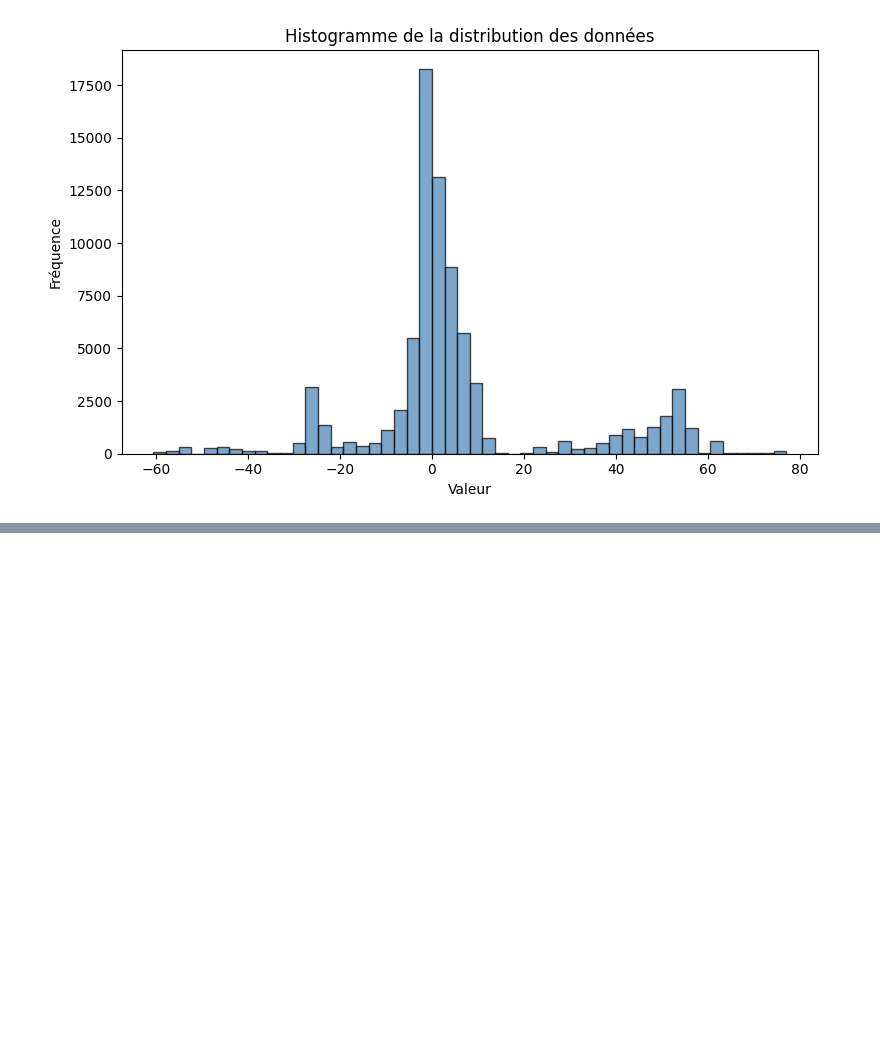
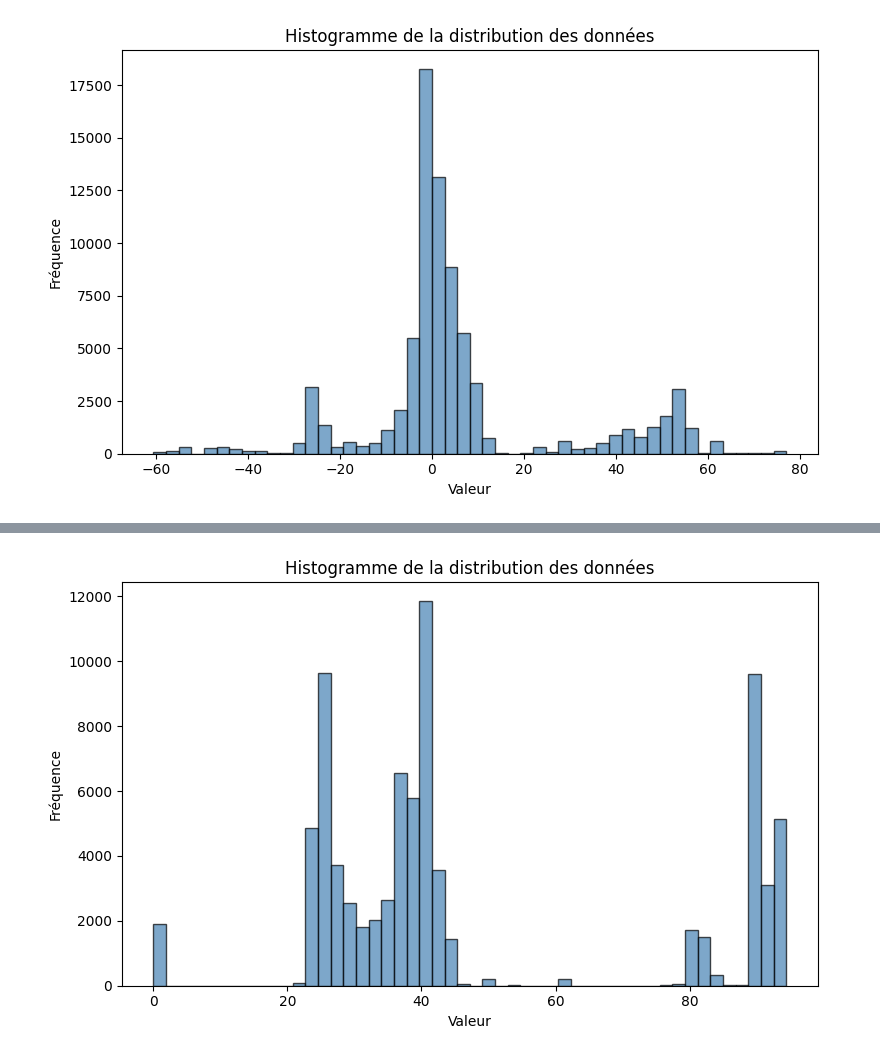
Before and after one commit to VincentMalara/estim_surcons, a Jupyter notebook: notebooks/Modelisation_V2.ipynb, the cells around one changed output, grey strips where cells are left out. Cells and saved outputs as stored; diff of their text form; code cells hidden in the pictures; blank space fills up the shorter version.

```diff
--- a/notebooks/Modelisation_V2.ipynb
+++ b/notebooks/Modelisation_V2.ipynb
@@ -250,0 +369,6 @@ plt.show()
+# %%
+X_test_0 = X_test.copy()
+# %%
+X_test_0['CHALUT'] = 0
+X_test_0['ETAT_MER'] = X_test['ETAT_MER'].min()
+X_test_0
@@ -250,0 +389,23 @@ plt.show()
+# %%
+y_pred_at_0_load = model_pipeline.predict(X_test_0)
+y_pred_with_load = model_pipeline.predict(X_test)
+# %%
+delta_conso = y_pred_with_load-y_pred_at_0_load
+# %%
+# Création de l'histogramme
+plt.figure(figsize=(8, 5))           # taille de la figure (optionnel)
+plt.hist(delta_conso, bins=50,              # nombre de barres
+         color='steelblue',          # couleur des barres
+         edgecolor='black',          # couleur des bordures
+         alpha=0.7)                  # transparence
+
+# Légendes et titre
+plt.xlabel('Valeur')
+plt.ylabel('Fréquence')
+plt.title('Histogramme de la distribution des données')
+
+# Affichage
+plt.tight_layout()
+plt.show()
+# %% [output]
+[figure, added]
```
Also changed, not shown: parts of 17 cells of this notebook, 1 other file.
